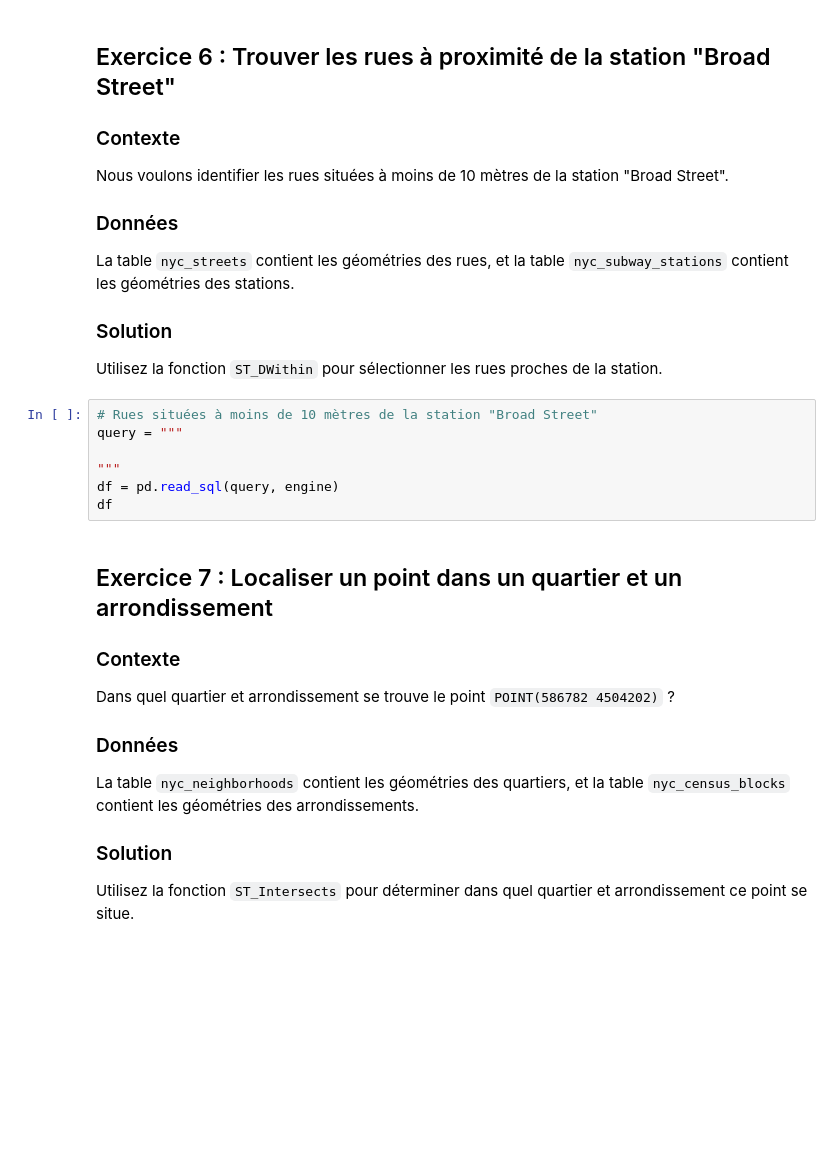
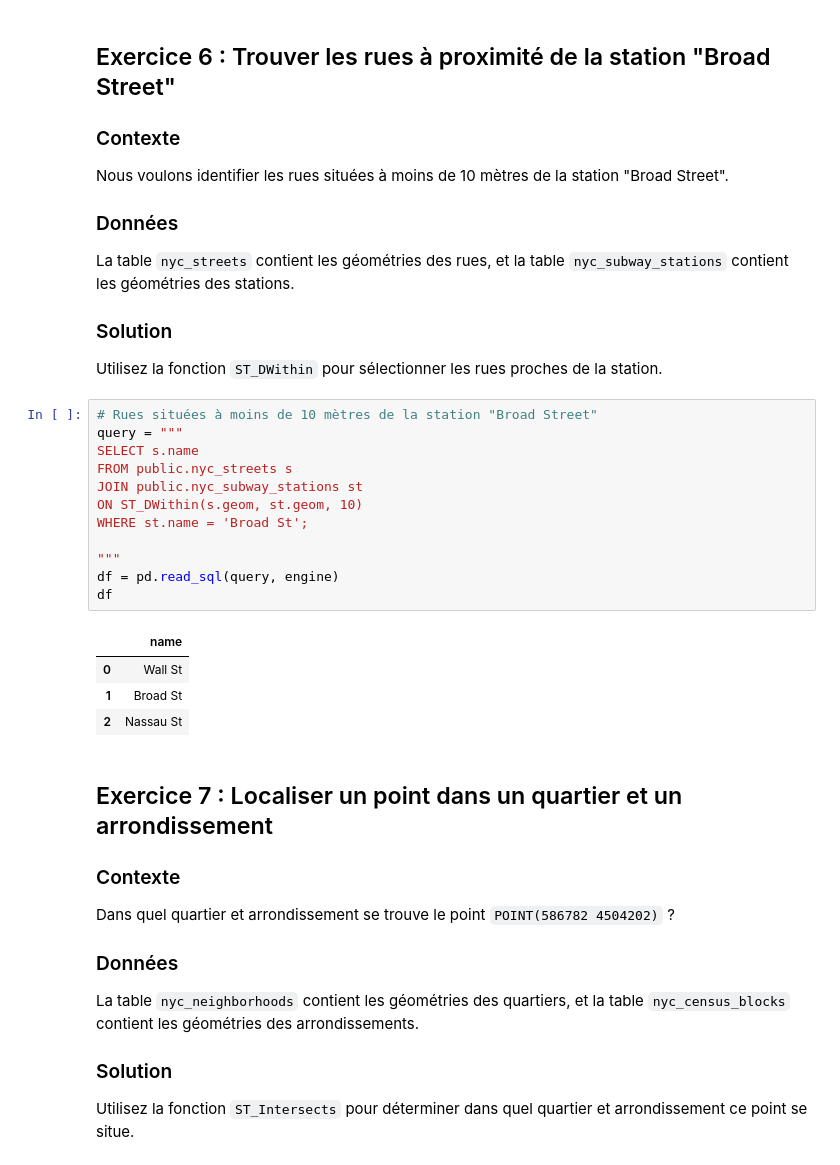
Before and after one commit to regislon/cfgeo_s2, a Jupyter notebook: base_donnees/exercice.ipynb, the cells around one changed output. Saved outputs shown, nothing was run; the diff lists cells and outputs as text; blank space fills up the shorter version.

```diff
--- a/base_donnees/exercice.ipynb
+++ b/base_donnees/exercice.ipynb
@@ -154,10 +187,20 @@ Utilisez la fonction `ST_DWithin` pour sélectionner les rues proches de la stat
 # %%
 # Rues situées à moins de 10 mètres de la station "Broad Street"
 query = """
+SELECT s.name
+FROM public.nyc_streets s
+JOIN public.nyc_subway_stations st
+ON ST_DWithin(s.geom, st.geom, 10)
+WHERE st.name = 'Broad St';
 
 """
 df = pd.read_sql(query, engine)
 df
+# %% [output]
+|  | name |
+| 0 | Wall St |
+| 1 | Broad St |
+| 2 | Nassau St |
 # %% [markdown]
 ## Exercice 7 : Localiser un point dans un quartier et un arrondissement
 
```
Also changed, not shown: parts of 11 cells of this notebook, 31 other files.
